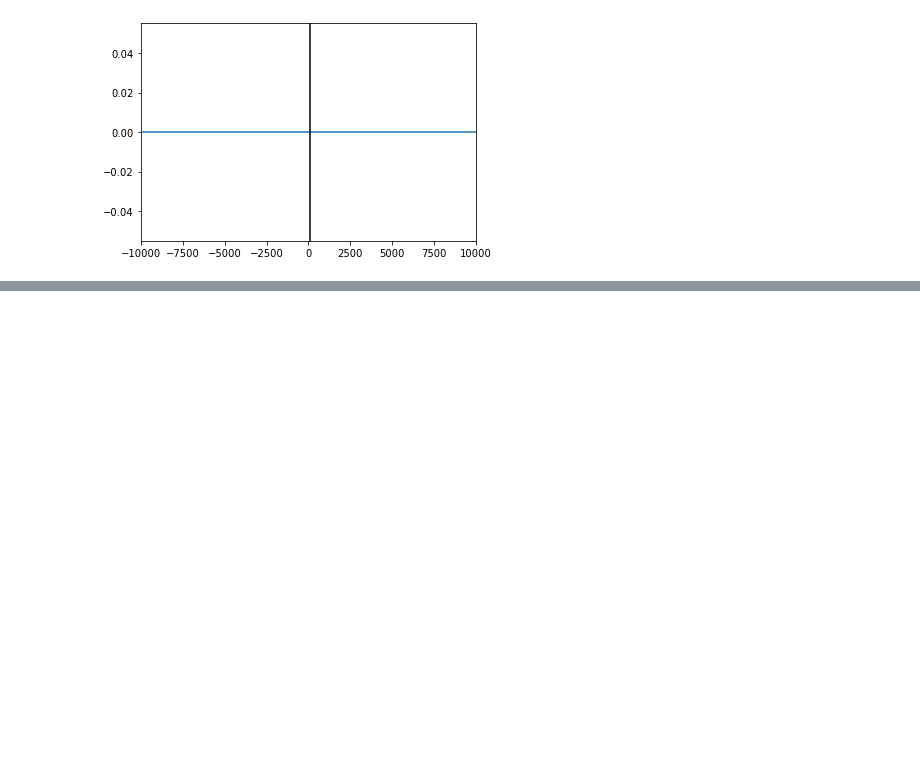
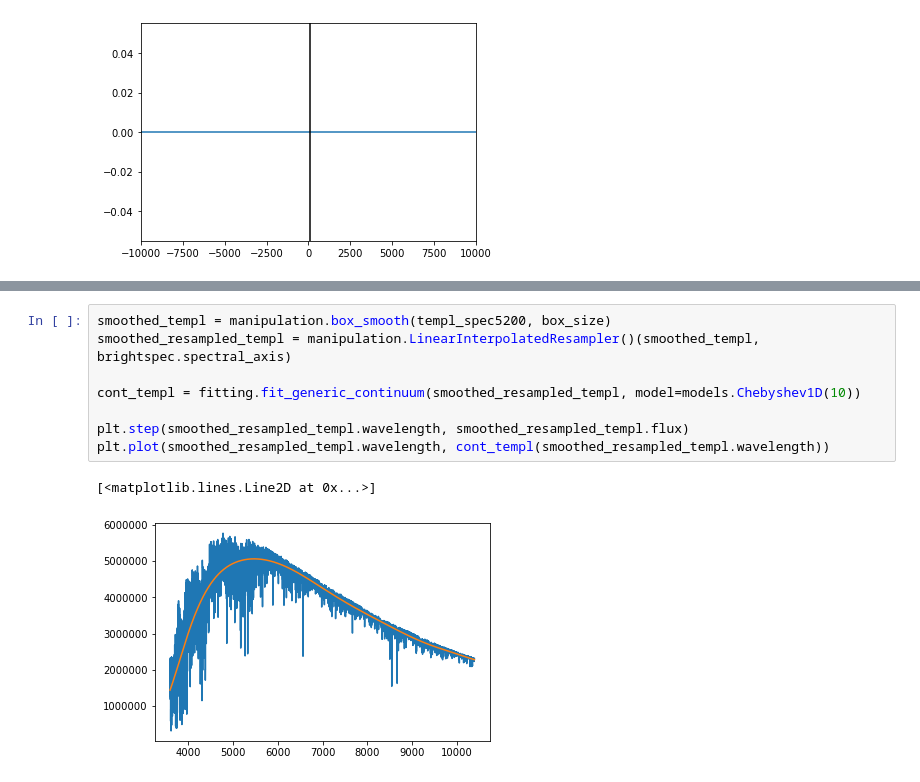
Before and after one commit to eteq/specutils, a Jupyter notebook: docs/Stellar cross-correlation.ipynb, the cells around one changed output, grey strips where cells are left out. Drawn from its saved outputs; the diff is of its cells as text; blank space fills up the shorter version.

```diff
--- a/docs/Stellar cross-correlation.ipynb
+++ b/docs/Stellar cross-correlation.ipynb
@@ -181,0 +197,11 @@ Why doesn't that work??
+# %%
+smoothed_templ = manipulation.box_smooth(templ_spec5200, box_size)
+smoothed_resampled_templ = manipulation.LinearInterpolatedResampler()(smoothed_templ, brightspec.spectral_axis)
+
+cont_templ = fitting.fit_generic_continuum(smoothed_resampled_templ, model=models.Chebyshev1D(10))
+
+plt.step(smoothed_resampled_templ.wavelength, smoothed_resampled_templ.flux)
+plt.plot(smoothed_resampled_templ.wavelength, cont_templ(smoothed_resampled_templ.wavelength))
+# %% [output]
+[<matplotlib.lines.Line2D at 0x...>]
+[figure, added]
```
Also changed, not shown: parts of 11 cells of this notebook.
